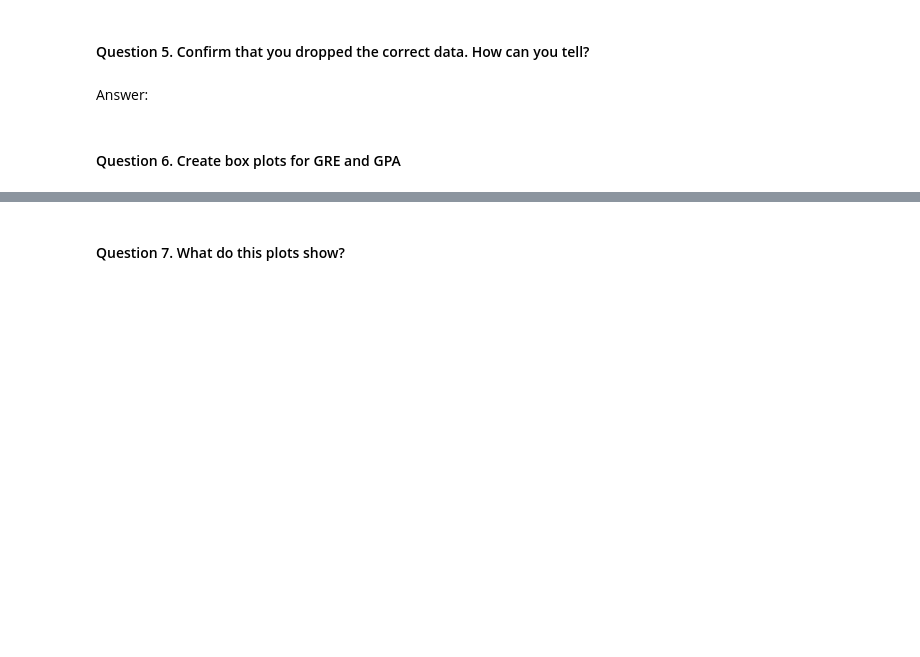
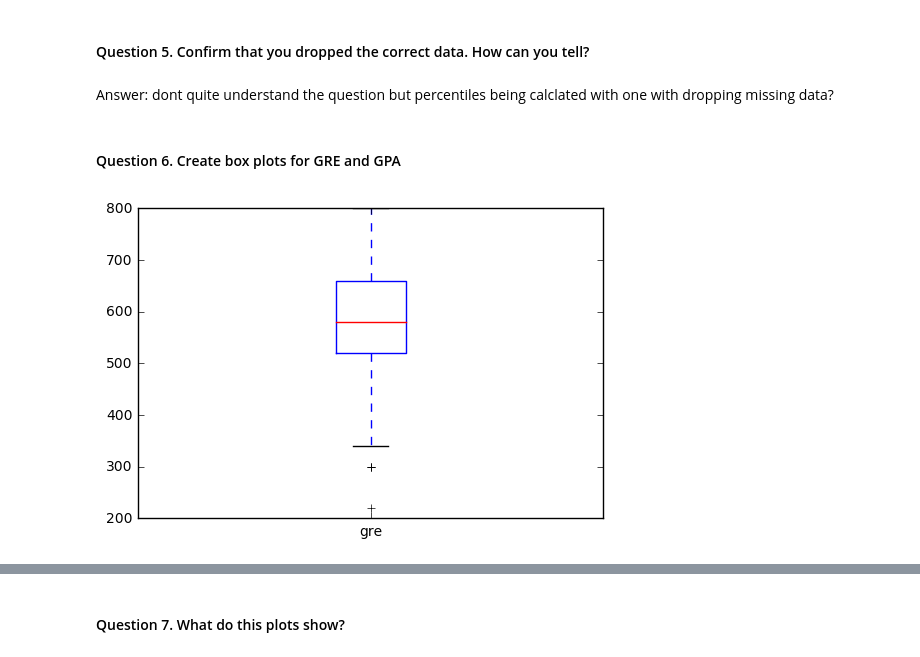
Before and after one commit to kkimura6/ds-homework, a Jupyter notebook: starter-code/project2-starter.ipynb, the cells around one changed output, grey strips where cells are left out. Saved outputs shown, nothing was run; the diff lists cells and outputs as text; code cells hidden in the pictures; blank space fills up the shorter version.

```diff
--- a/starter-code/project2-starter.ipynb
+++ b/starter-code/project2-starter.ipynb
@@ -53,6 +80,6 @@ Answer:
 # %% [markdown]
 #### Question 5. Confirm that you dropped the correct data. How can you tell?
-# %% [markdown]
-Answer:
+# %% [markdown]
+Answer: dont quite understand the question but percentiles being calclated with one with dropping missing data?
 # %% [markdown]
 #### Question 6. Create box plots for GRE and GPA
@@ -62,0 +86,5 @@ Answer:
+# %%
+#boxplot 1 box plot for gre
+df_raw[['gre']].plot(kind='box');
+# %% [output]
+[figure, added]
```
Also changed, not shown: parts of 34 cells of this notebook.
